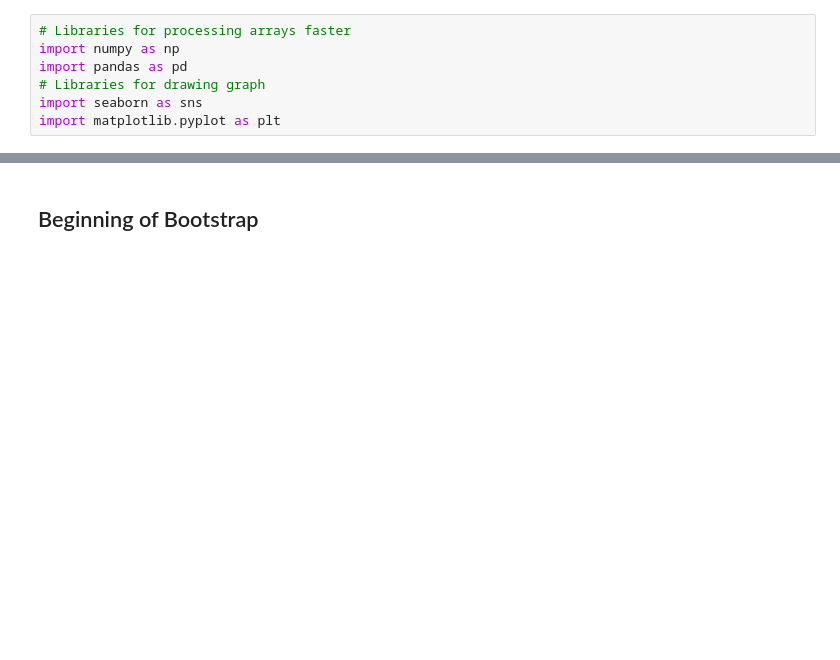
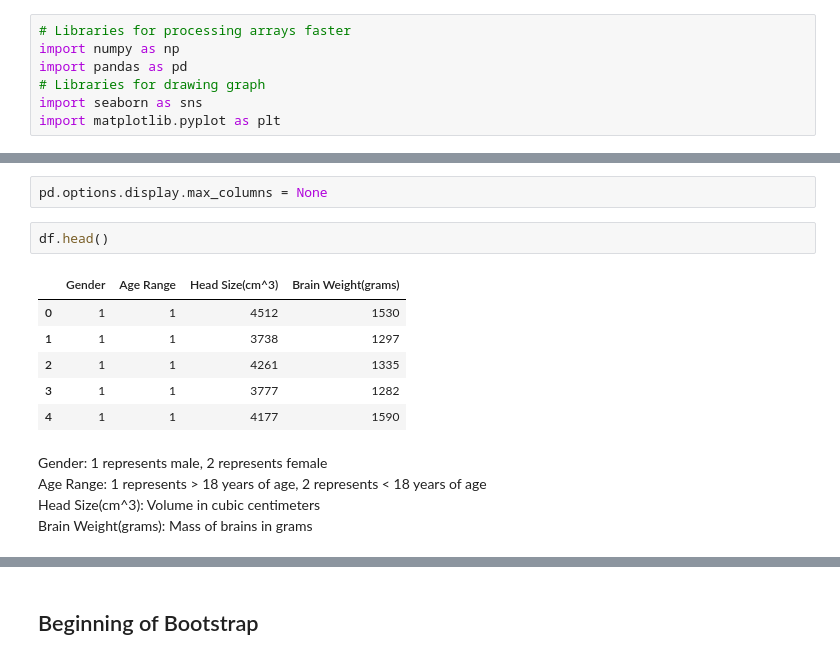
Before and after one commit to ml3ngineer/sampling_with_replacement, a Jupyter notebook: bootstrap/example.ipynb, the cells around one changed output, grey strips where cells are left out. Saved outputs shown, nothing was run; the diff lists cells and outputs as text; blank space fills up the shorter version.

```diff
--- a/bootstrap/example.ipynb
+++ b/bootstrap/example.ipynb
@@ -106,0 +18,16 @@ df.shape
+# %%
+pd.options.display.max_columns = None
+# %%
+df.head()
+# %% [output]
+|  | Gender | Age Range | Head Size(cm^3) | Brain Weight(grams) |
+| 0 | 1 | 1 | 4512 | 1530 |
+| 1 | 1 | 1 | 3738 | 1297 |
+| 2 | 1 | 1 | 4261 | 1335 |
+| 3 | 1 | 1 | 3777 | 1282 |
+| 4 | 1 | 1 | 4177 | 1590 |
+# %% [markdown]
+Gender: 1 represents male, 2 represents female
+Age Range: 1 represents > 18 years of age, 2 represents < 18 years of age
+Head Size(cm^3): Volume in cubic centimeters
+Brain Weight(grams): Mass of brains in grams
```
Also changed, not shown: parts of 40 cells of this notebook, 7 other files.
